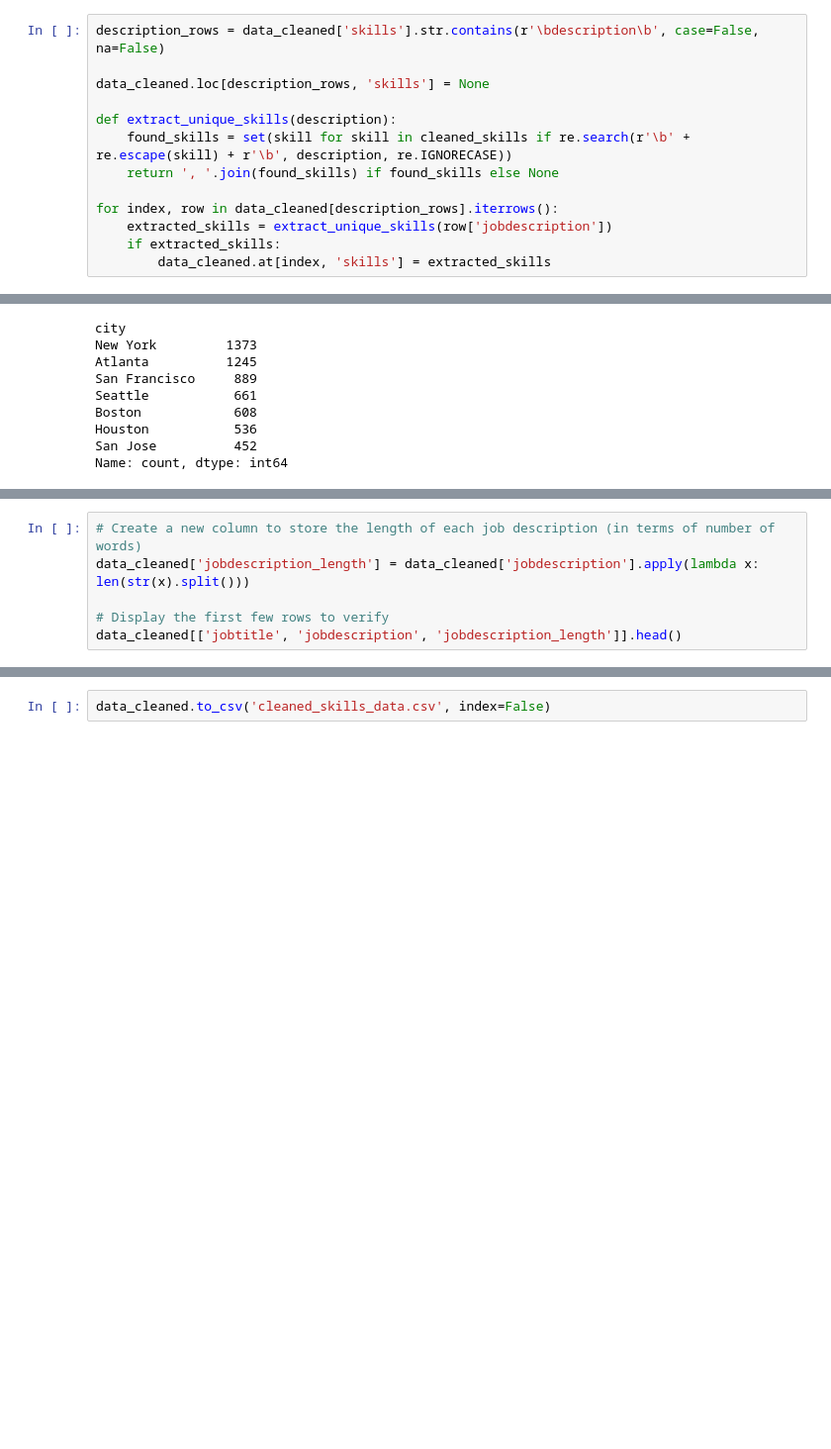
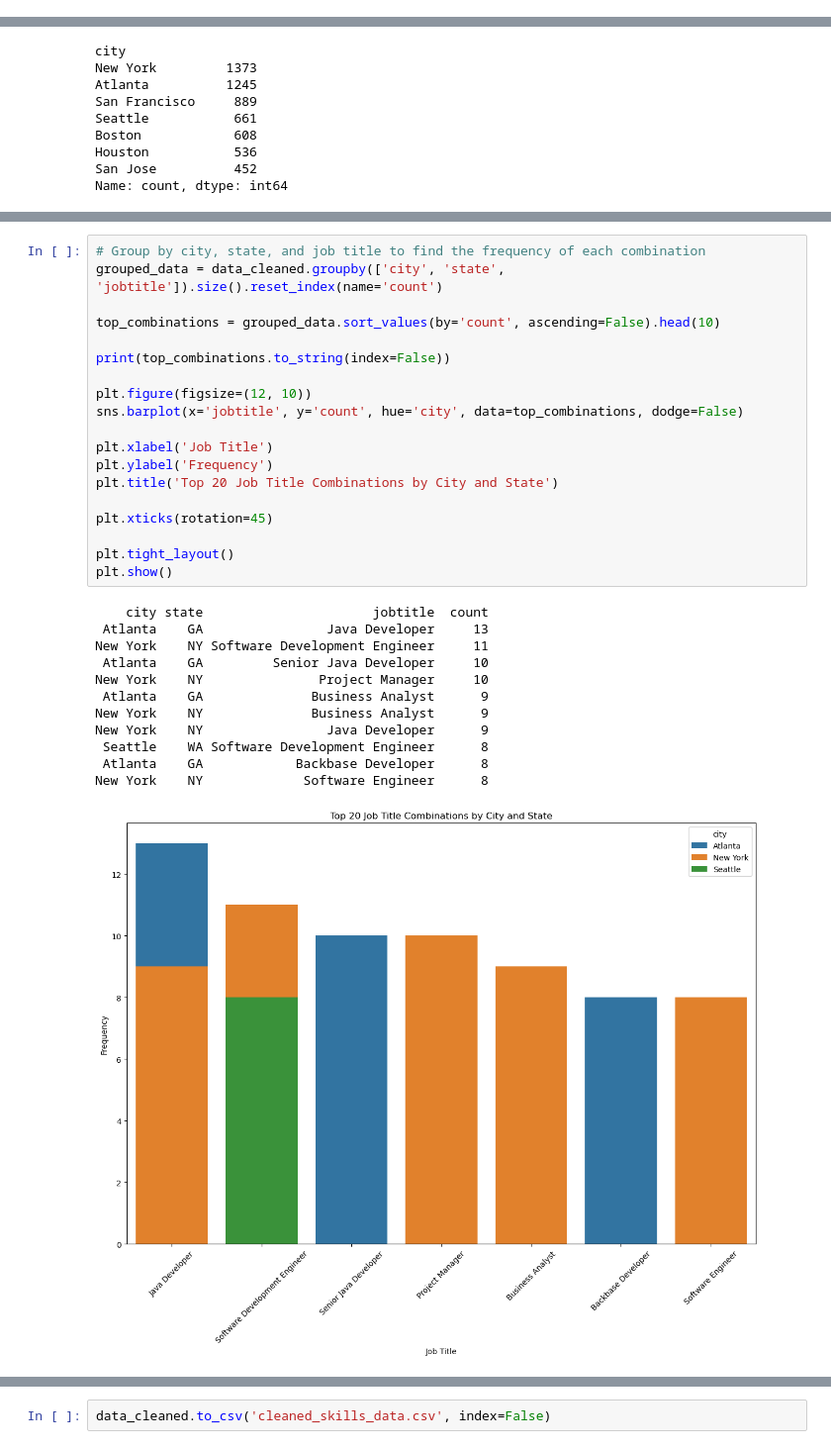
Before and after one commit to srimanthmadira/job-title-recommender, a Jupyter notebook: Capstone_Project_EDA.ipynb, the cells around one changed output, grey strips where cells are left out. Shown at 99% size. Saved outputs shown, nothing was run; the diff lists cells and outputs as text; blank space fills up the shorter version.

```diff
--- a/Capstone_Project_EDA.ipynb
+++ b/Capstone_Project_EDA.ipynb
@@ -195,13 +182,0 @@ data_cleaned[['jobdescription', 'skills']].head(10)
-# %%
-description_rows = data_cleaned['skills'].str.contains(r'\bdescription\b', case=False, na=False)
-
-data_cleaned.loc[description_rows, 'skills'] = None
-
-def extract_unique_skills(description):
-    found_skills = set(skill for skill in cleaned_skills if re.search(r'\b' + re.escape(skill) + r'\b', description, re.IGNORECASE))
-    return ', '.join(found_skills) if found_skills else None
-
-for index, row in data_cleaned[description_rows].iterrows():
-    extracted_skills = extract_unique_skills(row['jobdescription'])
-    if extracted_skills:
-        data_cleaned.at[index, 'skills'] = extracted_skills
@@ -505,9 +406,3 @@ plt.yticks([])
 plt.show()
 # %% [output]
 [figure]
-# %%
-# Create a new column to store the length of each job description (in terms of number of words)
-data_cleaned['jobdescription_length'] = data_cleaned['jobdescription'].apply(lambda x: len(str(x).split()))
-
-# Display the first few rows to verify
-data_cleaned[['jobtitle', 'jobdescription', 'jobdescription_length']].head()
@@ -591,0 +411,32 @@ grouped_data.sort_values(by='count', ascending=False).head(20)
+# %%
+# Group by city, state, and job title to find the frequency of each combination
+grouped_data = data_cleaned.groupby(['city', 'state', 'jobtitle']).size().reset_index(name='count')
+
+top_combinations = grouped_data.sort_values(by='count', ascending=False).head(10)
+
+print(top_combinations.to_string(index=False))
+
+plt.figure(figsize=(12, 10))
+sns.barplot(x='jobtitle', y='count', hue='city', data=top_combinations, dodge=False)
+
+plt.xlabel('Job Title')
+plt.ylabel('Frequency')
+plt.title('Top 20 Job Title Combinations by City and State')
+
+plt.xticks(rotation=45)
+
+plt.tight_layout()
+plt.show()
+# %% [output]
+    city state                      jobtitle  count
+ Atlanta    GA                Java Developer     13
+New York    NY Software Development Engineer     11
+ Atlanta    GA         Senior Java Developer     10
+New York    NY               Project Manager     10
+ Atlanta    GA              Business Analyst      9
+New York    NY              Business Analyst      9
+New York    NY                Java Developer      9
+ Seattle    WA Software Development Engineer      8
+ Atlanta    GA            Backbase Developer      8
+New York    NY             Software Engineer      8
+[figure, added]
```
Also changed, not shown: parts of 40 cells of this notebook, 1 other file.
